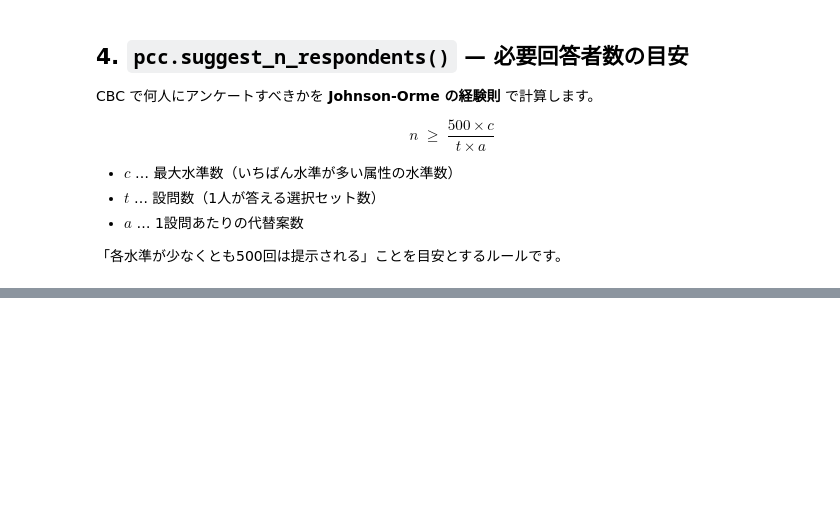
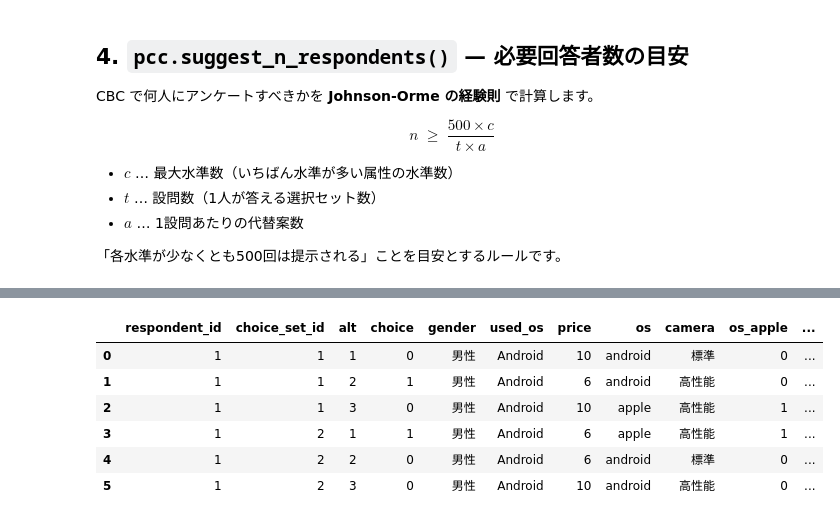
Before and after one commit to Py4Conjoint/py4conjoint, a Jupyter notebook: examples/overview_choice.ipynb, the cells around one changed output, grey strips where cells are left out. Saved outputs shown, nothing was run; the diff lists cells and outputs as text; code cells hidden in the pictures; blank space fills up the shorter version.

```diff
--- a/examples/overview_choice.ipynb
+++ b/examples/overview_choice.ipynb
@@ -665,0 +254,11 @@ choice 版の方が理論的な裏付けが強い、というのが使い分け
+# %%
+df_coded = pcc.encode(df, reference_levels={"os": "android", "camera": "標準"})
+df_coded.head(6)  # os_apple / camera_高性能 が追加される（price はそのまま）
+# %% [output]
+|  | respondent_id | choice_set_id | alt | choice | gender | used_os | price | os | camera | os_apple | ... |
+| 0 | 1 | 1 | 1 | 0 | 男性 | Android | 10 | android | 標準 | 0 | ... |
+| 1 | 1 | 1 | 2 | 1 | 男性 | Android | 6 | android | 高性能 | 0 | ... |
+| 2 | 1 | 1 | 3 | 0 | 男性 | Android | 10 | apple | 高性能 | 1 | ... |
+| 3 | 1 | 2 | 1 | 1 | 男性 | Android | 6 | apple | 高性能 | 1 | ... |
+| 4 | 1 | 2 | 2 | 0 | 男性 | Android | 6 | android | 標準 | 0 | ... |
+| 5 | 1 | 2 | 3 | 0 | 男性 | Android | 10 | android | 高性能 | 0 | ... |
```
Also changed, not shown: parts of 69 cells of this notebook, 6 other files.
